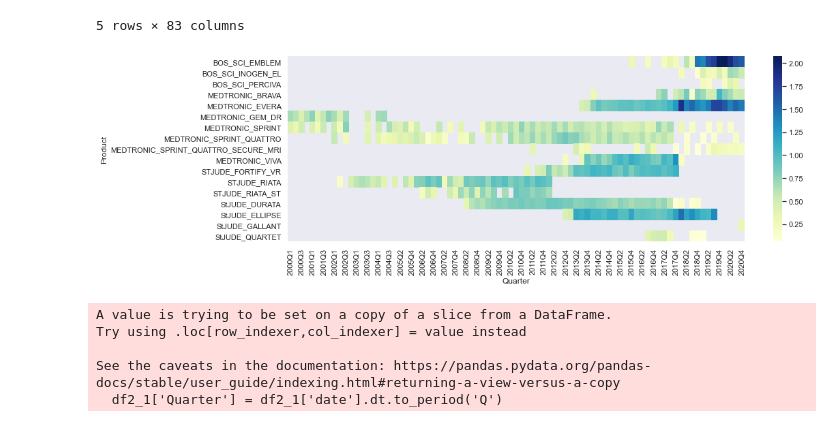
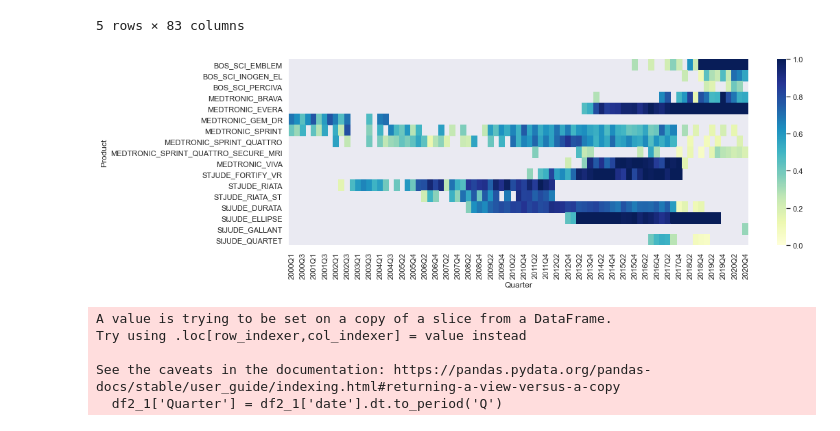
Before and after one commit to InbaRajashankar/Research2021-22, a Jupyter notebook: Trial_4/4.6_DPA.ipynb, the cells around one changed output. Cells and saved outputs as stored; diff of their text form; code cells hidden in the pictures.

```diff
--- a/Trial_4/4.6_DPA.ipynb
+++ b/Trial_4/4.6_DPA.ipynb
@@ -135,9 +135,9 @@ DPAPT.head()
 5 rows × 83 columns
 # %%
 sns.set(rc={'figure.figsize':(15,5)})
-ax = sns.heatmap(DPAPT,cmap="YlGnBu")
+ax = sns.heatmap(DPAPT,cmap="YlGnBu",vmin=0, vmax=1)
 # %% [output]
-[figure, old version]
+[figure, new version]
 # %%
 # for set 2
 # %%
```
Also changed, not shown: parts of 1 cell of this notebook.
